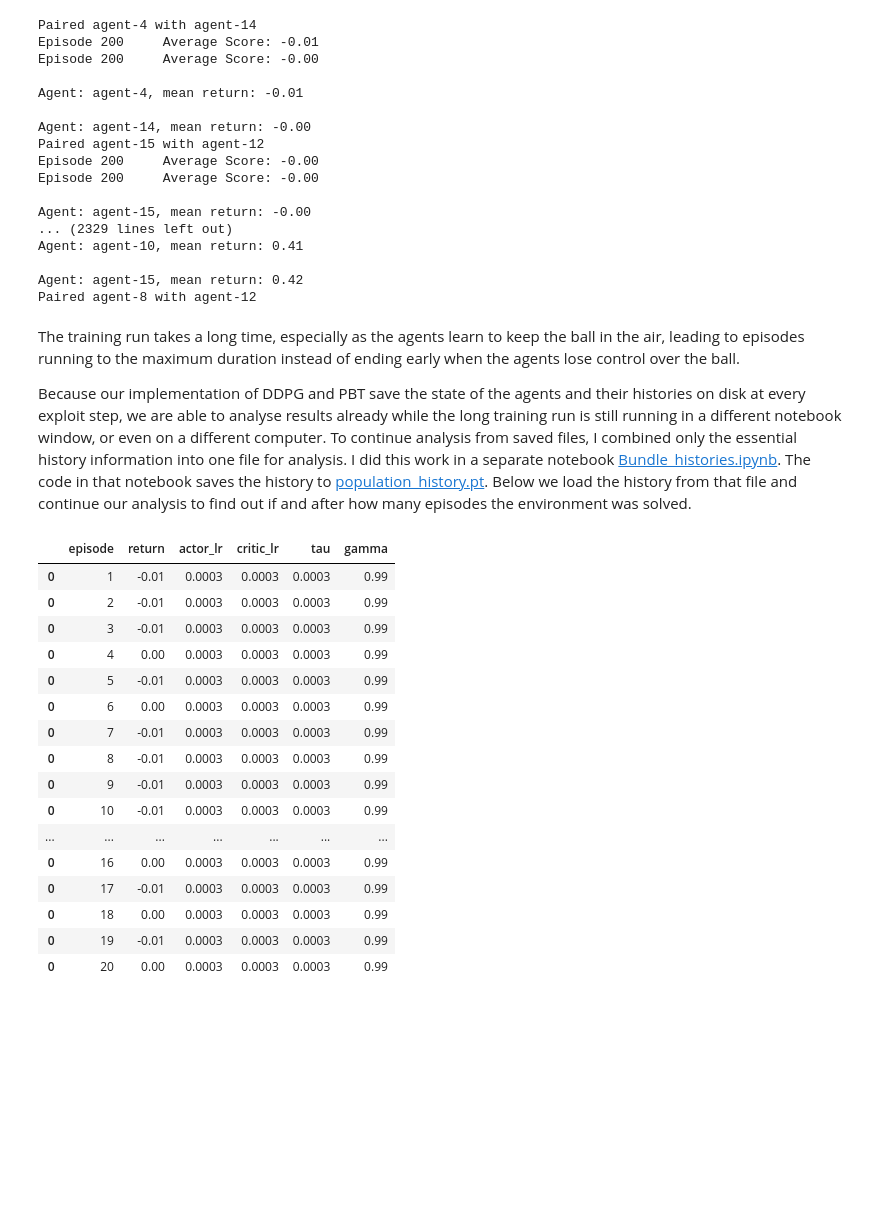
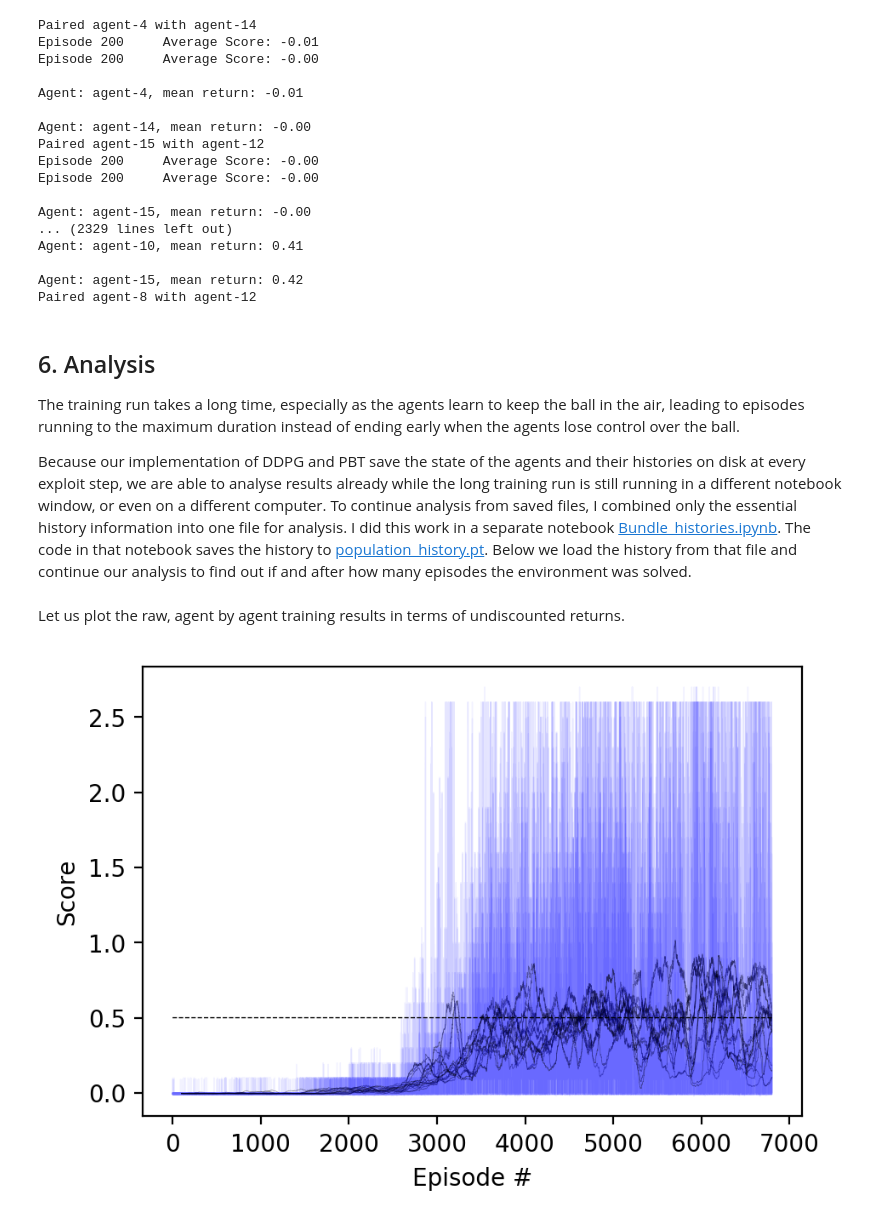
Before and after one commit to heikela/DDPG-Tennis, a Jupyter notebook: Report.ipynb, the cells around one changed output. Cells and saved outputs as stored; diff of their text form; code cells hidden in the pictures; blank space fills up the shorter version.

Commit message:
Explain analysis in the report

```diff
--- a/Report.ipynb
+++ b/Report.ipynb
@@ -231,6 +234,8 @@ Agent: agent-10, mean return: 0.41
 Agent: agent-15, mean return: 0.42
 Paired agent-8 with agent-12
 # %% [markdown]
+## 6. Analysis
+
 The training run takes a long time, especially as the agents learn to keep the ball in the air, leading to episodes running to the maximum duration instead of ending early when the agents lose control over the ball.
 
 Because our implementation of DDPG and PBT save the state of the agents and their histories on disk at every exploit step, we are able to analyse results already while the long training run is still running in a different notebook window, or even on a different computer. To continue analysis from saved files, I combined only the essential history information into one file for analysis. I did this work in a separate notebook [Bundle_histories.ipynb](Bundle_histories.ipynb). The code in that notebook saves the history to [population_history.pt](population_history.pt). Below we load the history from that file and continue our analysis to find out if and after how many episodes the environment was solved.
@@ -238,23 +243,16 @@ Because our implementation of DDPG and PBT save the state of the agents and thei
 training_results = torch.load('population_history.pt')
 for agent_history in training_results['histories']:
     agent_history.set_index('episode', inplace=True)
-# %%
-agents[14].history
-# %% [output]
-|  | episode | return | actor_lr | critic_lr | tau | gamma |
-| 0 | 1 | -0.01 | 0.0003 | 0.0003 | 0.0003 | 0.99 |
-| 0 | 2 | -0.01 | 0.0003 | 0.0003 | 0.0003 | 0.99 |
-| 0 | 3 | -0.01 | 0.0003 | 0.0003 | 0.0003 | 0.99 |
-| 0 | 4 | 0.00 | 0.0003 | 0.0003 | 0.0003 | 0.99 |
-| 0 | 5 | -0.01 | 0.0003 | 0.0003 | 0.0003 | 0.99 |
-| 0 | 6 | 0.00 | 0.0003 | 0.0003 | 0.0003 | 0.99 |
-| 0 | 7 | -0.01 | 0.0003 | 0.0003 | 0.0003 | 0.99 |
-| 0 | 8 | -0.01 | 0.0003 | 0.0003 | 0.0003 | 0.99 |
-| 0 | 9 | -0.01 | 0.0003 | 0.0003 | 0.0003 | 0.99 |
-| 0 | 10 | -0.01 | 0.0003 | 0.0003 | 0.0003 | 0.99 |
-| ... | ... | ... | ... | ... | ... | ... |
-| 0 | 16 | 0.00 | 0.0003 | 0.0003 | 0.0003 | 0.99 |
-| 0 | 17 | -0.01 | 0.0003 | 0.0003 | 0.0003 | 0.99 |
-| 0 | 18 | 0.00 | 0.0003 | 0.0003 | 0.0003 | 0.99 |
-| 0 | 19 | -0.01 | 0.0003 | 0.0003 | 0.0003 | 0.99 |
-| 0 | 20 | 0.00 | 0.0003 | 0.0003 | 0.0003 | 0.99 |
+# %% [markdown]
+Let us plot the raw, agent by agent training results in terms of undiscounted returns.
+# %%
+fig = plt.figure(figsize=(5,3.5), dpi=200)
+for agent_history in training_results['histories']:
+    plt.plot(agent_history.index, agent_history['return'], alpha=0.05, color='blue', linewidth=0.5)
+    plt.plot(agent_history.index, agent_history.rolling(100).mean()['return'], alpha=0.4, color='black', linewidth=0.25)
+plt.plot(training_results['histories'][0].index, np.ones(len(training_results['histories'][0])) * 0.5, alpha=1, color='black', linewidth=0.5, linestyle='--')
+plt.ylabel('Score')
+plt.xlabel('Episode #')
+plt.show()
+# %% [output]
+[figure, added]
```
Also changed, not shown: parts of 20 cells of this notebook, 2 other files.
